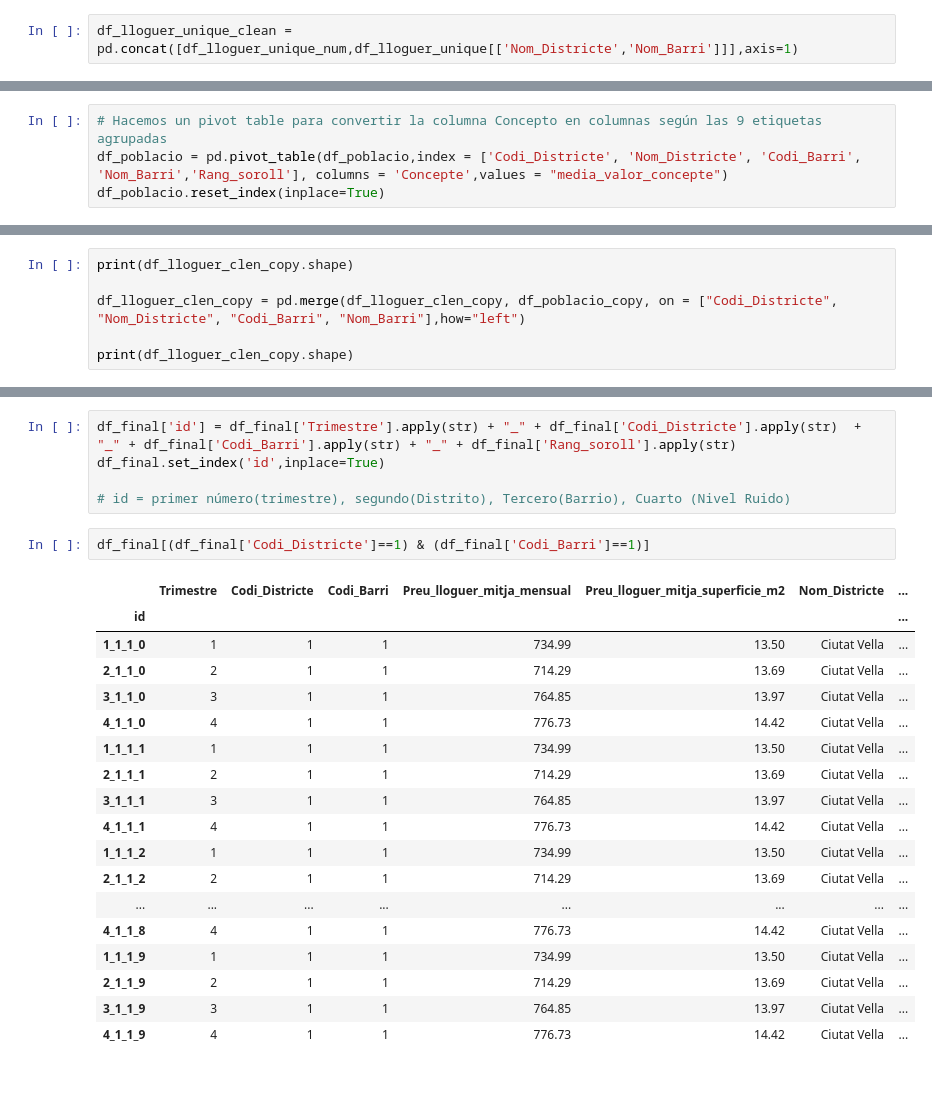
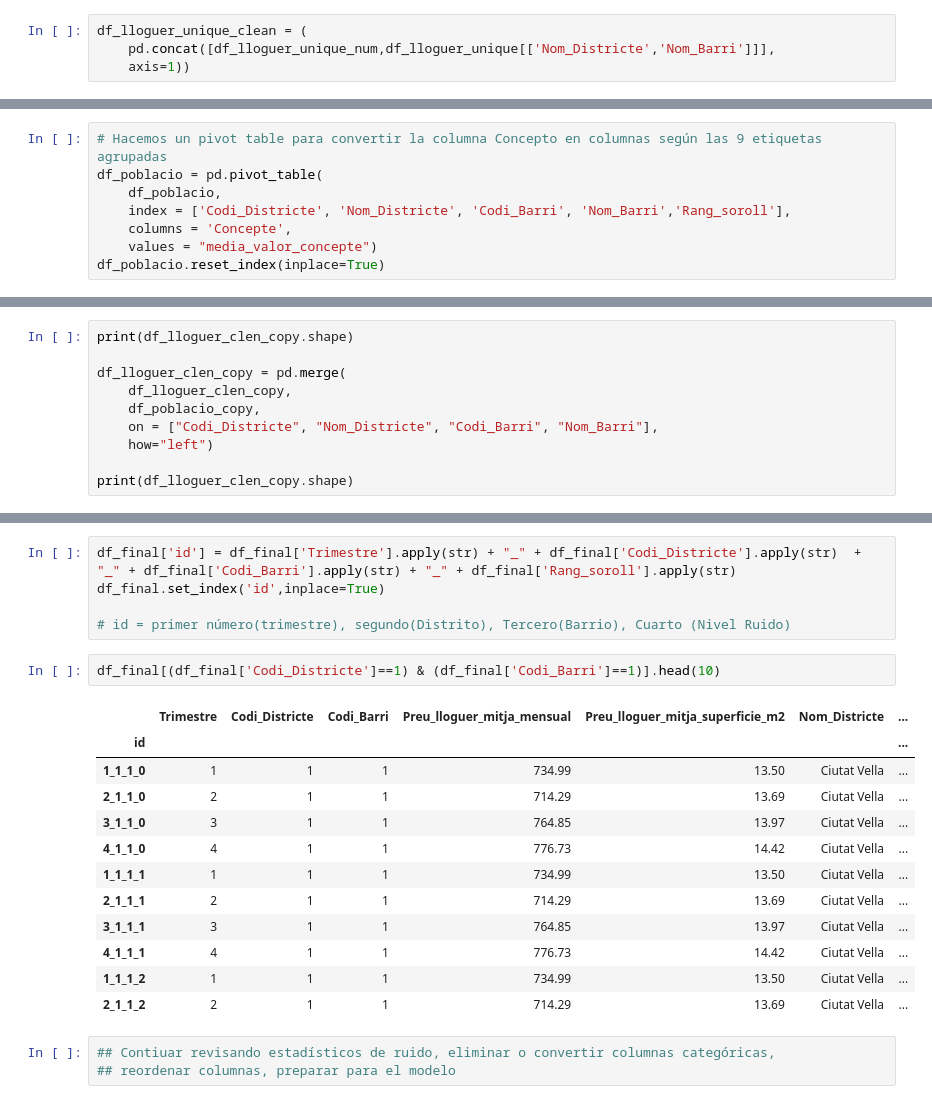
Before and after one commit to Sergiochueco/Hackato_JUMP2DIGITAL, a Jupyter notebook: Proyecto.ipynb, the cells around one changed output, grey strips where cells are left out. Cells and saved outputs as stored; diff of their text form.

Commit message:
configuración comentarios para que sean legibles

```diff
--- a/Proyecto.ipynb
+++ b/Proyecto.ipynb
@@ -438,7 +460,9 @@ dtype: int64
 
 #### Como no hemos alterado el orden del dataset podemos hacer un concat en axis=1, podemos estar seguros de que seguirá el mismo orden que debería
 # %%
-df_lloguer_unique_clean = pd.concat([df_lloguer_unique_num,df_lloguer_unique[['Nom_Districte','Nom_Barri']]],axis=1)
+df_lloguer_unique_clean = (
+    pd.concat([df_lloguer_unique_num,df_lloguer_unique[['Nom_Districte','Nom_Barri']]],
+    axis=1))
 # %%
 df_lloguer_unique_clean #Imprimimos por pantalla para ver como queda
 # %% [output]
@@ -664,6 +695,10 @@ df_poblacio
 18980 rows × 7 columns
 # %%
 # Hacemos un pivot table para convertir la columna Concepto en columnas según las 9 etiquetas agrupadas
-df_poblacio = pd.pivot_table(df_poblacio,index = ['Codi_Districte', 'Nom_Districte', 'Codi_Barri', 'Nom_Barri','Rang_soroll'], columns = 'Concepte',values = "media_valor_concepte")
+df_poblacio = pd.pivot_table(
+    df_poblacio,
+    index = ['Codi_Districte', 'Nom_Districte', 'Codi_Barri', 'Nom_Barri','Rang_soroll'],
+    columns = 'Concepte',
+    values = "media_valor_concepte")
 df_poblacio.reset_index(inplace=True)
 # %%
@@ -740,7 +777,11 @@ Index(['Trimestre', 'Codi_Districte', 'Codi_Barri',
 # %%
 print(df_lloguer_clen_copy.shape)
 
-df_lloguer_clen_copy = pd.merge(df_lloguer_clen_copy, df_poblacio_copy, on = ["Codi_Districte", "Nom_Districte", "Codi_Barri", "Nom_Barri"],how="left")
+df_lloguer_clen_copy = pd.merge(
+    df_lloguer_clen_copy,
+    df_poblacio_copy,
+    on = ["Codi_Districte", "Nom_Districte", "Codi_Barri", "Nom_Barri"],
+    how="left")
 
 print(df_lloguer_clen_copy.shape)
 # %% [output]
@@ -815,23 +843,20 @@ df_final.set_index('id',inplace=True)
 
 # id = primer número(trimestre), segundo(Distrito), Tercero(Barrio), Cuarto (Nivel Ruido)
 # %%
-df_final[(df_final['Codi_Districte']==1) & (df_final['Codi_Barri']==1)]
+df_final[(df_final['Codi_Districte']==1) & (df_final['Codi_Barri']==1)].head(10)
 # %% [output]
 |  | Trimestre | Codi_Districte | Codi_Barri | Preu_lloguer_mitja_mensual | Preu_lloguer_mitja_superficie_m2 | Nom_Districte | ... |
 | id |  |  |  |  |  |  | ... |
 | 1_1_1_0 | 1 | 1 | 1 | 734.99 | 13.50 | Ciutat Vella | ... |
 | 2_1_1_0 | 2 | 1 | 1 | 714.29 | 13.69 | Ciutat Vella | ... |
 | 3_1_1_0 | 3 | 1 | 1 | 764.85 | 13.97 | Ciutat Vella | ... |
 | 4_1_1_0 | 4 | 1 | 1 | 776.73 | 14.42 | Ciutat Vella | ... |
 | 1_1_1_1 | 1 | 1 | 1 | 734.99 | 13.50 | Ciutat Vella | ... |
 | 2_1_1_1 | 2 | 1 | 1 | 714.29 | 13.69 | Ciutat Vella | ... |
 | 3_1_1_1 | 3 | 1 | 1 | 764.85 | 13.97 | Ciutat Vella | ... |
 | 4_1_1_1 | 4 | 1 | 1 | 776.73 | 14.42 | Ciutat Vella | ... |
 | 1_1_1_2 | 1 | 1 | 1 | 734.99 | 13.50 | Ciutat Vella | ... |
 | 2_1_1_2 | 2 | 1 | 1 | 714.29 | 13.69 | Ciutat Vella | ... |
-| ... | ... | ... | ... | ... | ... | ... | ... |
-| 4_1_1_8 | 4 | 1 | 1 | 776.73 | 14.42 | Ciutat Vella | ... |
-| 1_1_1_9 | 1 | 1 | 1 | 734.99 | 13.50 | Ciutat Vella | ... |
-| 2_1_1_9 | 2 | 1 | 1 | 714.29 | 13.69 | Ciutat Vella | ... |
-| 3_1_1_9 | 3 | 1 | 1 | 764.85 | 13.97 | Ciutat Vella | ... |
-| 4_1_1_9 | 4 | 1 | 1 | 776.73 | 14.42 | Ciutat Vella | ... |
+# %%
+## Contiuar revisando estadísticos de ruido, eliminar o convertir columnas categóricas,
+## reordenar columnas, preparar para el modelo
```
Also changed, not shown: parts of 27 cells of this notebook, 1 other file.
